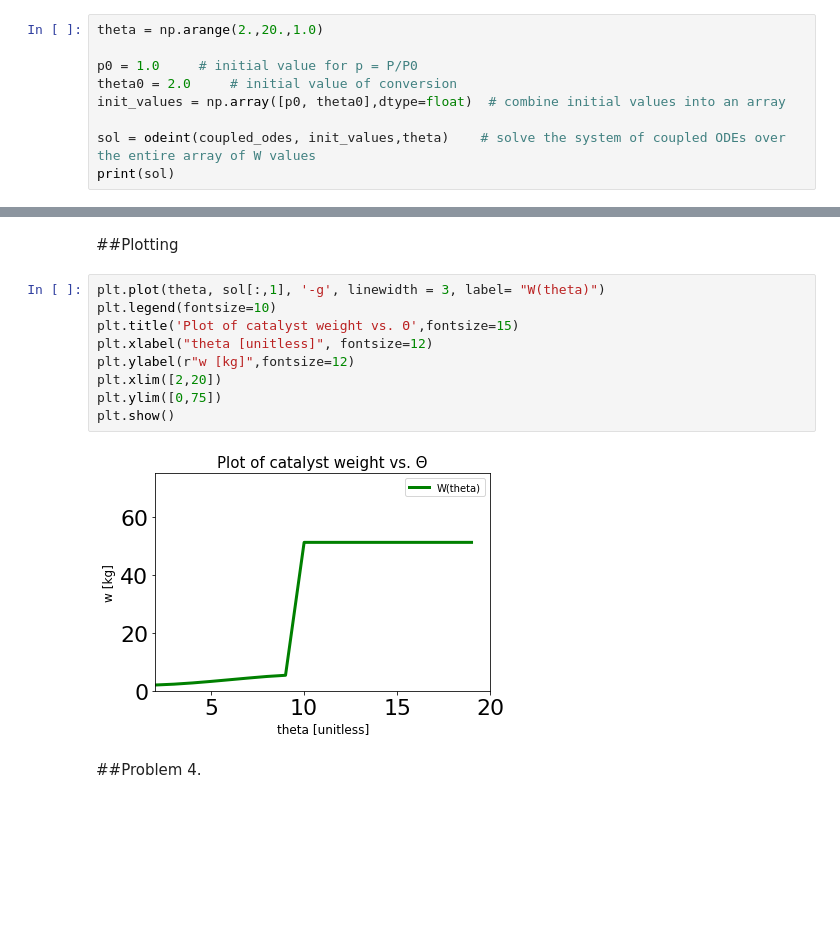
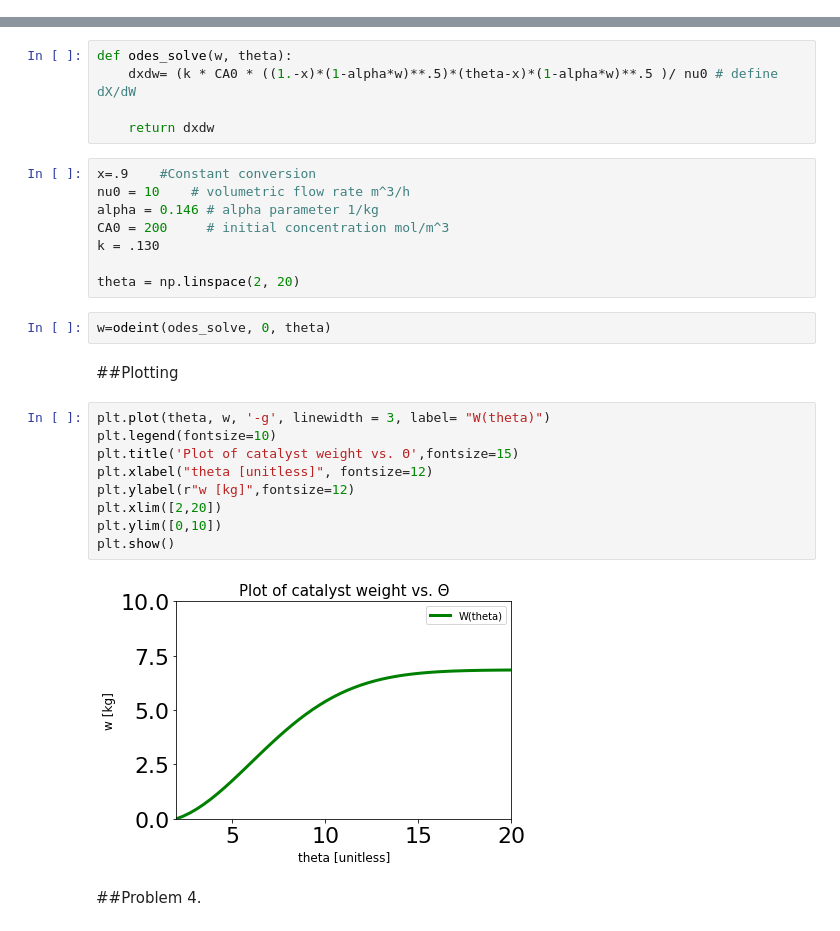
Before and after one commit to ljabbie/lj, a Jupyter notebook: Prob3c_and_4_.ipynb, the cells around one changed output, grey strips where cells are left out. Cells and saved outputs as stored; diff of their text form; blank space fills up the shorter version.

```diff
--- a/Prob3c_and_4_.ipynb
+++ b/Prob3c_and_4_.ipynb
@@ -29,9 +12,0 @@ def coupled_odes(Z, theta):
-# %%
-theta = np.arange(2.,20.,1.0)
-
-p0 = 1.0     # initial value for p = P/P0
-theta0 = 2.0     # initial value of conversion
-init_values = np.array([p0, theta0],dtype=float)  # combine initial values into an array
-
-sol = odeint(coupled_odes, init_values,theta)    # solve the system of coupled ODEs over the entire array of W values
-print(sol)
@@ -57,16 +13,31 @@ print(sol)
+# %%
+def odes_solve(w, theta):
+    dxdw= (k * CA0 * ((1.-x)*(1-alpha*w)**.5)*(theta-x)*(1-alpha*w)**.5 )/ nu0 # define dX/dW
+
+    return dxdw
+# %%
+x=.9    #Constant conversion
+nu0 = 10    # volumetric flow rate m^3/h
+alpha = 0.146 # alpha parameter 1/kg
+CA0 = 200     # initial concentration mol/m^3
+k = .130
+
+theta = np.linspace(2, 20)
+# %%
+w=odeint(odes_solve, 0, theta)
 # %% [markdown]
 ##Plotting
 # %%
-plt.plot(theta, sol[:,1], '-g', linewidth = 3, label= "W(theta)")
+plt.plot(theta, w, '-g', linewidth = 3, label= "W(theta)")
 plt.legend(fontsize=10)
 plt.title('Plot of catalyst weight vs. Θ',fontsize=15)
 plt.xlabel("theta [unitless]", fontsize=12)
 plt.ylabel(r"w [kg]",fontsize=12)
 plt.xlim([2,20])
-plt.ylim([0,75])
+plt.ylim([0,10])
 plt.show()
 # %% [output]
-[figure, old version]
+[figure, new version]
 # %% [markdown]
 ##Problem 4.
 # %% [markdown]
```
Also changed, not shown: parts of 3 cells of this notebook.
